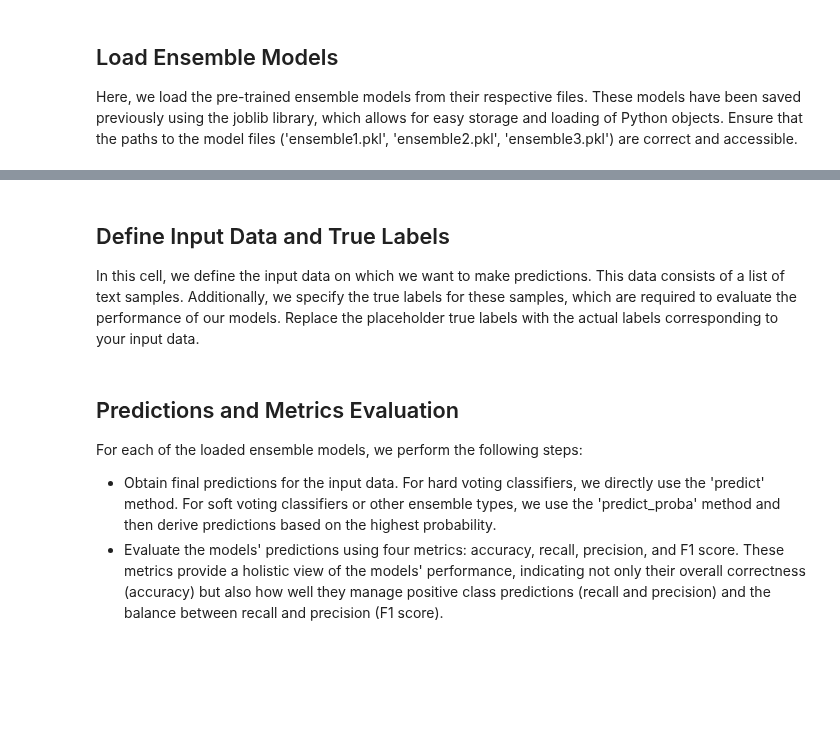
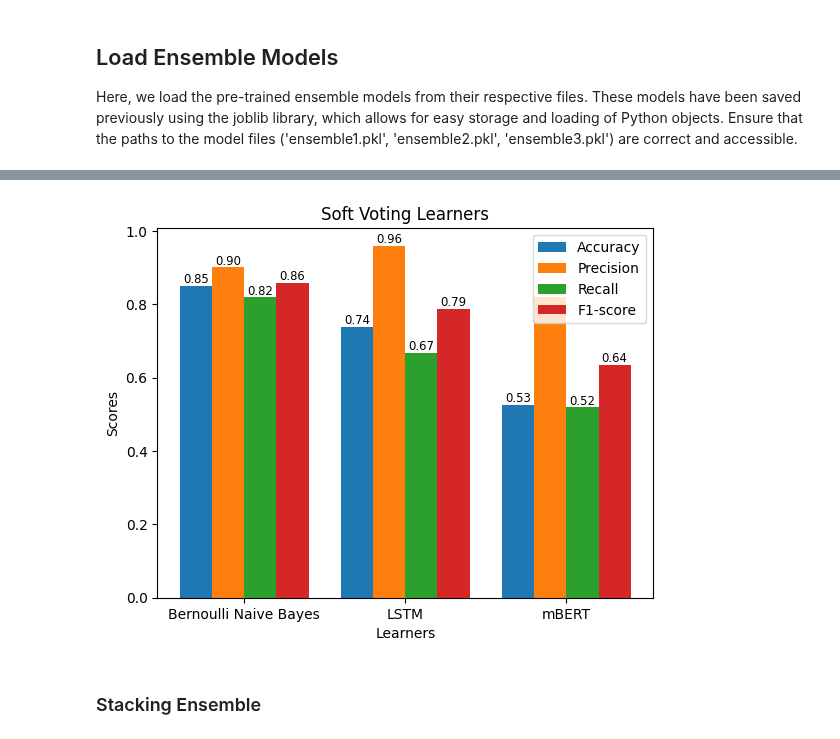
Before and after one commit to NateCross/tag-hate-elf, a Jupyter notebook: results.ipynb, the cells around one changed output, grey strips where cells are left out. Drawn from its saved outputs; the diff is of its cells as text; code cells hidden in the pictures; blank space fills up the shorter version.

Commit message:
Add ensemble bar chart to results

```diff
--- a/results.ipynb
+++ b/results.ipynb
@@ -236,7 +260,3 @@ soft_ensemble
 soft_ensemble_results = get_ensemble_results(X_test, y_test, soft_ensemble)
 # %%
 soft_ensemble_learners = get_learner_results(X_test, y_test, soft_ensemble)
-# %% [markdown]
-## Define Input Data and True Labels
-
-In this cell, we define the input data on which we want to make predictions. This data consists of a list of text samples. Additionally, we specify the true labels for these samples, which are required to evaluate the performance of our models. Replace the placeholder true labels with the actual labels corresponding to your input data.
@@ -253,6 +262,0 @@ true_labels = np.array([1, 0, 1, 1, 1])  # Example placeholder labels
-# %% [markdown]
-## Predictions and Metrics Evaluation
-
-For each of the loaded ensemble models, we perform the following steps:
-- Obtain final predictions for the input data. For hard voting classifiers, we directly use the 'predict' method. For soft voting classifiers or other ensemble types, we use the 'predict_proba' method and then derive predictions based on the highest probability.
-- Evaluate the models' predictions using four metrics: accuracy, recall, precision, and F1 score. These metrics provide a holistic view of the models' performance, indicating not only their overall correctness (accuracy) but also how well they manage positive class predictions (recall and precision) and the balance between recall and precision (F1 score).
@@ -280,0 +263,4 @@ for idx, ensemble in enumerate(ensembles, start=1):
+# %%
+plot_grouped_bar_graph(soft_ensemble_learners, learner_labels, "Soft Voting Learners")
+# %% [output]
+[figure, added]
@@ -280,0 +269,2 @@ for idx, ensemble in enumerate(ensembles, start=1):
+# %% [markdown]
+### Stacking Ensemble
```
Also changed, not shown: parts of 16 cells of this notebook.
